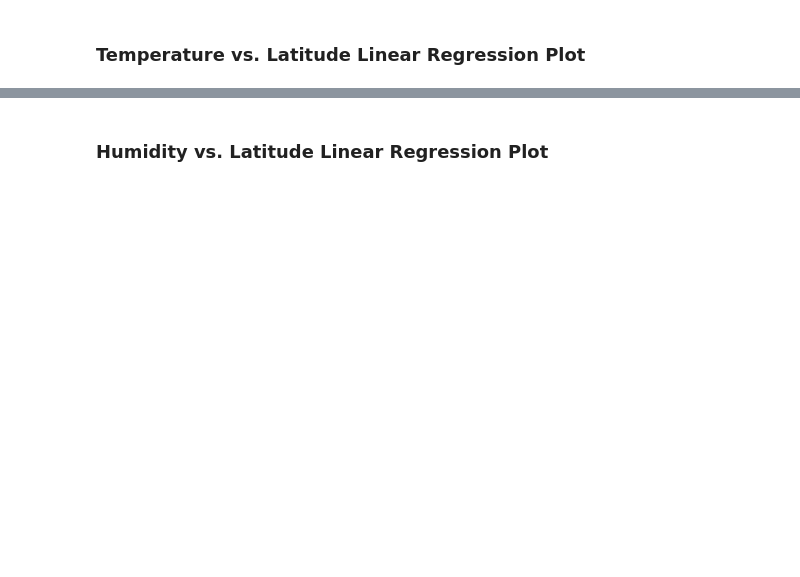
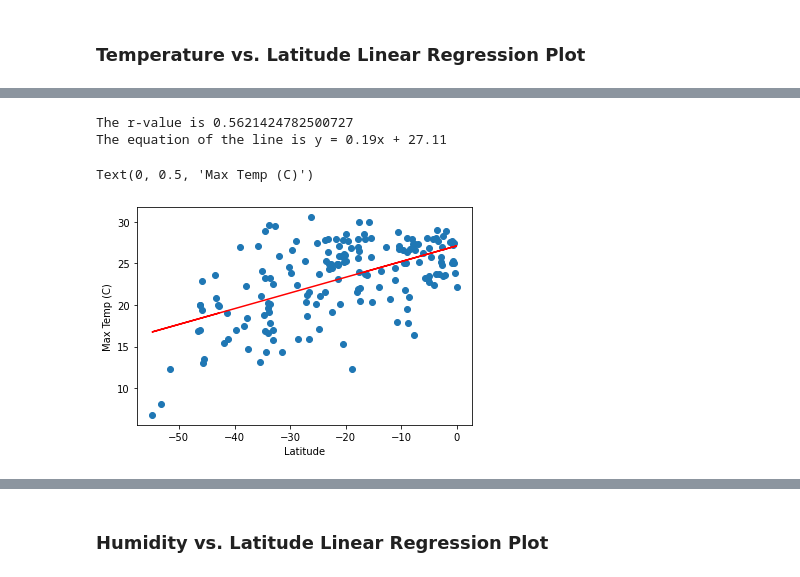
Before and after one commit to jonnybrammah/World_Weather_Analysis, a Jupyter notebook: WeatherPy.ipynb, the cells around one changed output, grey strips where cells are left out. Saved outputs shown, nothing was run; the diff lists cells and outputs as text; code cells hidden in the pictures; blank space fills up the shorter version.

```diff
--- a/WeatherPy.ipynb
+++ b/WeatherPy.ipynb
@@ -412,0 +427,10 @@ The r-value is: 0.4121057168607245
+# %%
+# Linear regression on Southern Hemisphere
+Lin_Regress_Plots(southern_hemi_df["Lat"], southern_hemi_df["Max Temp"])
+#Defining these outside of the function because the ylabel will change with each graph
+plt.ylabel("Max Temp (C)")
+# %% [output]
+The r-value is 0.5621424782500727
+The equation of the line is y = 0.19x + 27.11
+Text(0, 0.5, 'Max Temp (C)')
+[figure, added]
```
Also changed, not shown: parts of 28 cells of this notebook, 1 other file.
